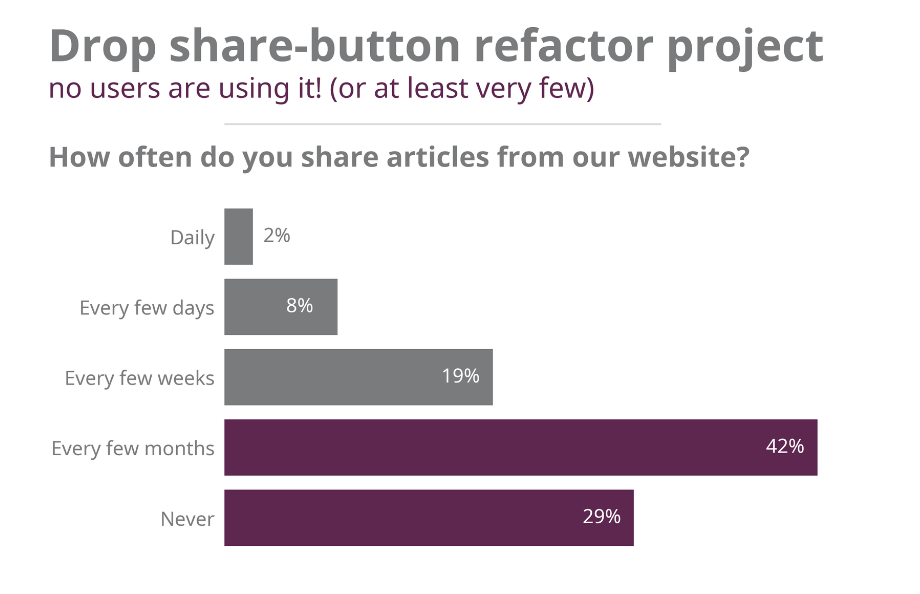
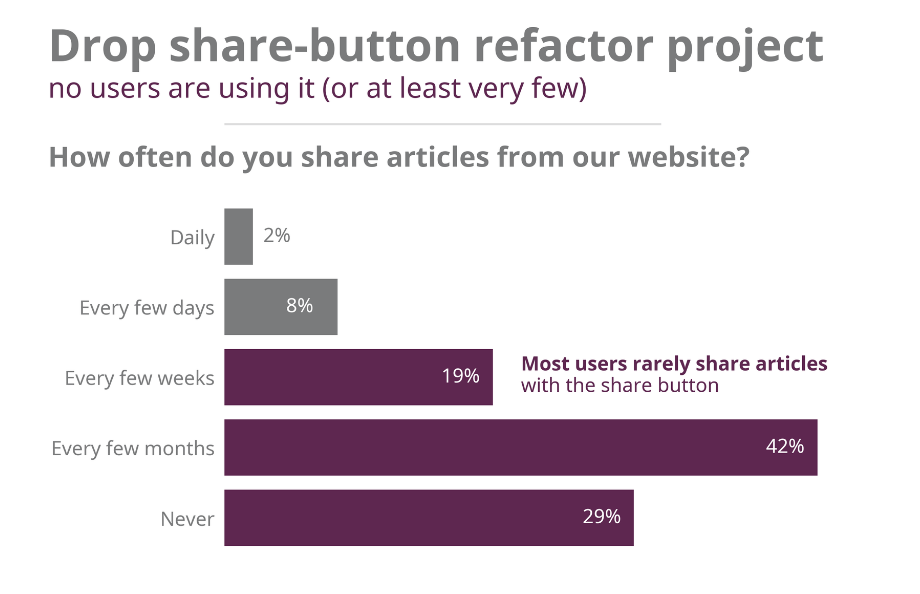
Before and after one commit to danjelito/pimp-my-chart, a Jupyter notebook: recommendation.ipynb, the cells around one changed output. Cells and saved outputs as stored; diff of their text form; code cells hidden in the pictures.

```diff
--- a/recommendation.ipynb
+++ b/recommendation.ipynb
@@ -40,31 +40,37 @@ df = pd.DataFrame({
 # %%
 fig, ax = plt.subplots(figsize=(8, 6), dpi=300)
 
-plt.barh(y=df["label"], width=df["value"], color=[WARM_GREY] * 3 + [MID_AUB] * 2)
+plt.barh(y=df["label"], width=df["value"], color=[WARM_GREY] * 2 + [MID_AUB] * 3)
 plt.gca().invert_yaxis()
 
 ax.spines[["top", "left", "right", "bottom"]].set_visible(False)
 ax.tick_params(axis="y", which="both", left=False, labelsize=14, labelcolor=WARM_GREY)
 ax.tick_params(axis="x", which="both", bottom=False)
 ax.tick_params(labelbottom=False)
 
 for index, value in enumerate(df["value"]):
     x = value - 0.04 if value > 0.03 else value + 0.004
     y = index
     color = "white" if value > 0.03 else WARM_GREY
     ax.text(x, y, f"{value: .0%}", va="center", ha="left", fontsize=14, color=color)
 
 text = "Drop share-button refactor project"
 ax.text(x=-0.125, y=-2.5, s=text, fontsize=32, color=WARM_GREY, fontweight="bold")
 
-text = "no users are using it! (or at least very few)"
+text = "no users are using it (or at least very few)"
 ax.text(x=-0.125, y=-1.98, s=text, fontsize=20, color=MID_AUB, fontweight="regular")
 
 text = "How often do you share articles from our website?"
 ax.text(x=-0.125, y=-1.0, s=text, fontsize=20, color=WARM_GREY, fontweight="bold")
 
+text = f"Most users rarely share articles"
+ax.text(x=0.21, y=1.9, s=text, fontsize=14, color=MID_AUB, fontweight="bold")
+
+text = f"with the share button"
+ax.text(x=0.21, y=2.2, s=text, fontsize=14, color=MID_AUB, fontweight="regular")
+
 plt.axhline(y=-1.6, xmin=-10, xmax=0.7, color=WARM_GREY, alpha=0.25)
 
 plt.show()
 # %% [output]
-[figure, old version]
+[figure, new version]
```
